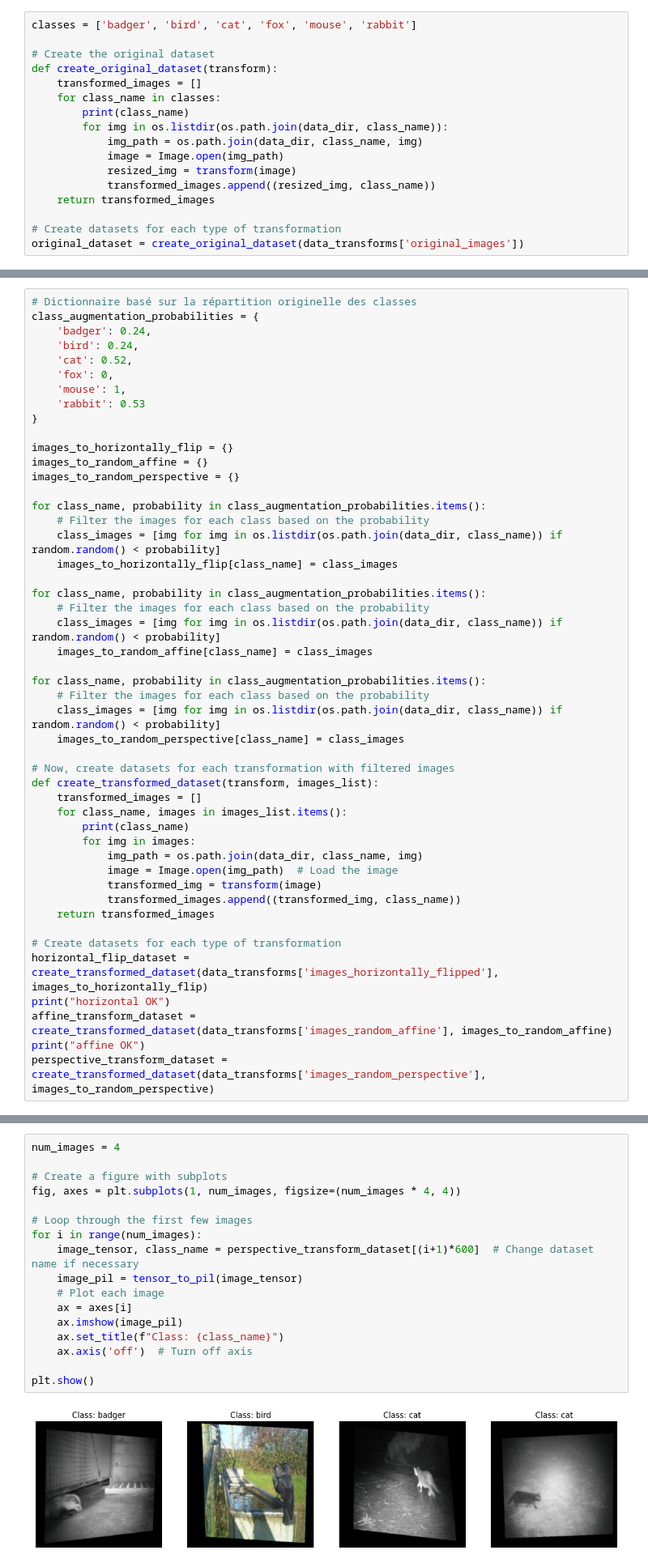
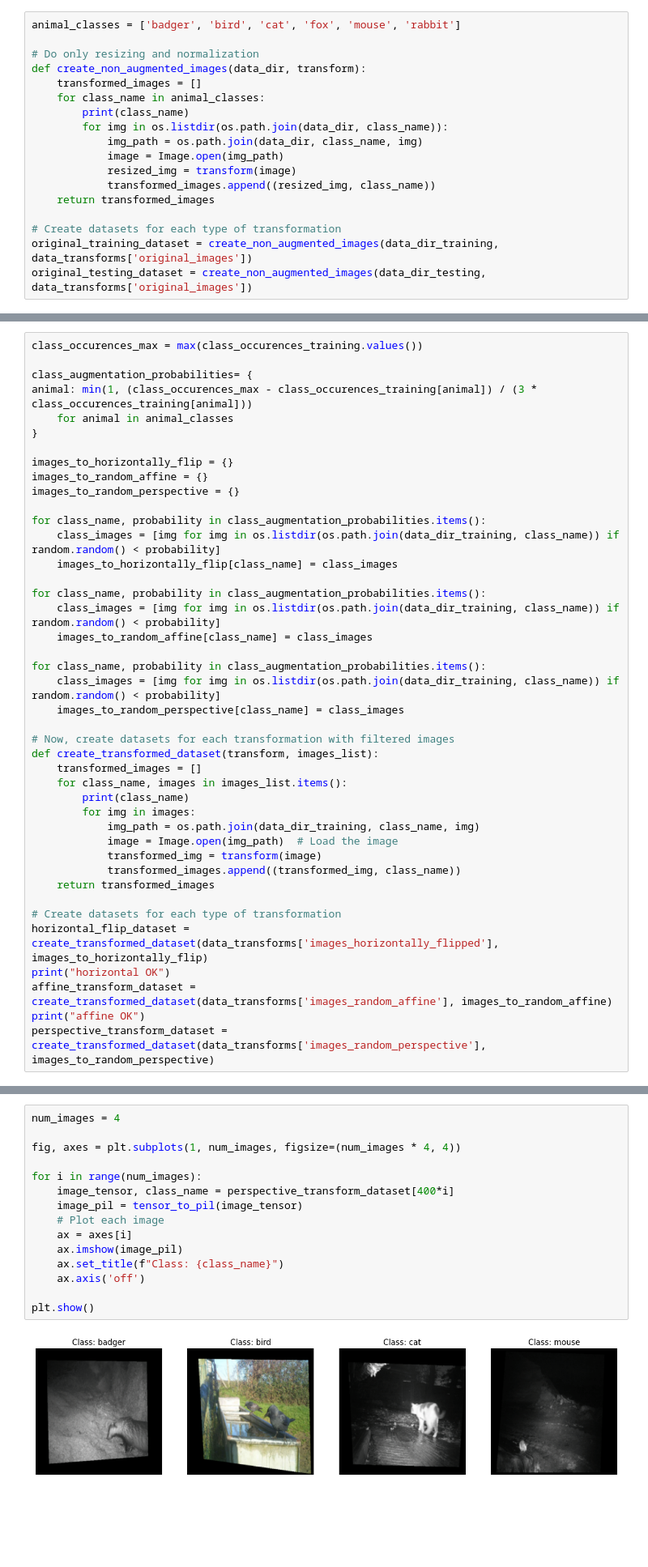
Before and after one commit to Sidiplayer/Animal-Traking, a Jupyter notebook: Wildlife_augmented_dataset.ipynb, the cells around one changed output, grey strips where cells are left out. Shown: that part at 81% size. Cells and saved outputs as stored; diff of their text form; blank space fills up the shorter version.

Commit message:
modification of the data augmentation dataset

```diff
--- a/Wildlife_augmented_dataset.ipynb
+++ b/Wildlife_augmented_dataset.ipynb
@@ -58,10 +59,10 @@ data_dir = 'training_data'
 # %%
-classes = ['badger', 'bird', 'cat', 'fox', 'mouse', 'rabbit']
+animal_classes = ['badger', 'bird', 'cat', 'fox', 'mouse', 'rabbit']
 
-# Create the original dataset
-def create_original_dataset(transform):
+# Do only resizing and normalization
+def create_non_augmented_images(data_dir, transform):
     transformed_images = []
-    for class_name in classes:
+    for class_name in animal_classes:
         print(class_name)
         for img in os.listdir(os.path.join(data_dir, class_name)):
             img_path = os.path.join(data_dir, class_name, img)
@@ -71,6 +72,7 @@ def create_original_dataset(transform):
     return transformed_images
 
 # Create datasets for each type of transformation
-original_dataset = create_original_dataset(data_transforms['original_images'])
+original_training_dataset = create_non_augmented_images(data_dir_training, data_transforms['original_images'])
+original_testing_dataset = create_non_augmented_images(data_dir_testing, data_transforms['original_images'])
 # %% [output]
 badger
@@ -77,12 +144,9 @@ badger
 # %%
-# Dictionnaire basé sur la répartition originelle des classes
-class_augmentation_probabilities = {
-    'badger': 0.24,
-    'bird': 0.24,
-    'cat': 0.52,
-    'fox': 0,
-    'mouse': 1,
-    'rabbit': 0.53
+class_occurences_max = max(class_occurences_training.values())
+
+class_augmentation_probabilities= {
+animal: min(1, (class_occurences_max - class_occurences_training[animal]) / (3 * class_occurences_training[animal]))
+    for animal in animal_classes
 }
 
 images_to_horizontally_flip = {}
@@ -90,18 +154,15 @@ images_to_random_affine = {}
 images_to_random_perspective = {}
 
 for class_name, probability in class_augmentation_probabilities.items():
-    # Filter the images for each class based on the probability
-    class_images = [img for img in os.listdir(os.path.join(data_dir, class_name)) if random.random() < probability]
+    class_images = [img for img in os.listdir(os.path.join(data_dir_training, class_name)) if random.random() < probability]
     images_to_horizontally_flip[class_name] = class_images
 
 for class_name, probability in class_augmentation_probabilities.items():
-    # Filter the images for each class based on the probability
-    class_images = [img for img in os.listdir(os.path.join(data_dir, class_name)) if random.random() < probability]
+    class_images = [img for img in os.listdir(os.path.join(data_dir_training, class_name)) if random.random() < probability]
     images_to_random_affine[class_name] = class_images
 
 for class_name, probability in class_augmentation_probabilities.items():
-    # Filter the images for each class based on the probability
-    class_images = [img for img in os.listdir(os.path.join(data_dir, class_name)) if random.random() < probability]
+    class_images = [img for img in os.listdir(os.path.join(data_dir_training, class_name)) if random.random() < probability]
     images_to_random_perspective[class_name] = class_images
 
 # Now, create datasets for each transformation with filtered images
@@ -110,7 +171,7 @@ def create_transformed_dataset(transform, images_list):
     for class_name, images in images_list.items():
         print(class_name)
         for img in images:
-            img_path = os.path.join(data_dir, class_name, img)
+            img_path = os.path.join(data_dir_training, class_name, img)
             image = Image.open(img_path)  # Load the image
             transformed_img = transform(image)
             transformed_images.append((transformed_img, class_name))
@@ -161,20 +222,18 @@ def tensor_to_pil(tensor):
 # %%
 num_images = 4
 
-# Create a figure with subplots
 fig, axes = plt.subplots(1, num_images, figsize=(num_images * 4, 4))
 
-# Loop through the first few images
 for i in range(num_images):
-    image_tensor, class_name = perspective_transform_dataset[(i+1)*600]  # Change dataset name if necessary
+    image_tensor, class_name = perspective_transform_dataset[400*i]
     image_pil = tensor_to_pil(image_tensor)
     # Plot each image
     ax = axes[i]
     ax.imshow(image_pil)
     ax.set_title(f"Class: {class_name}")
-    ax.axis('off')  # Turn off axis
+    ax.axis('off')
 
 plt.show()
 # %% [output]
-[figure, old version]
+[figure, new version]
 # %%
```
Also changed, not shown: parts of 11 cells of this notebook.
